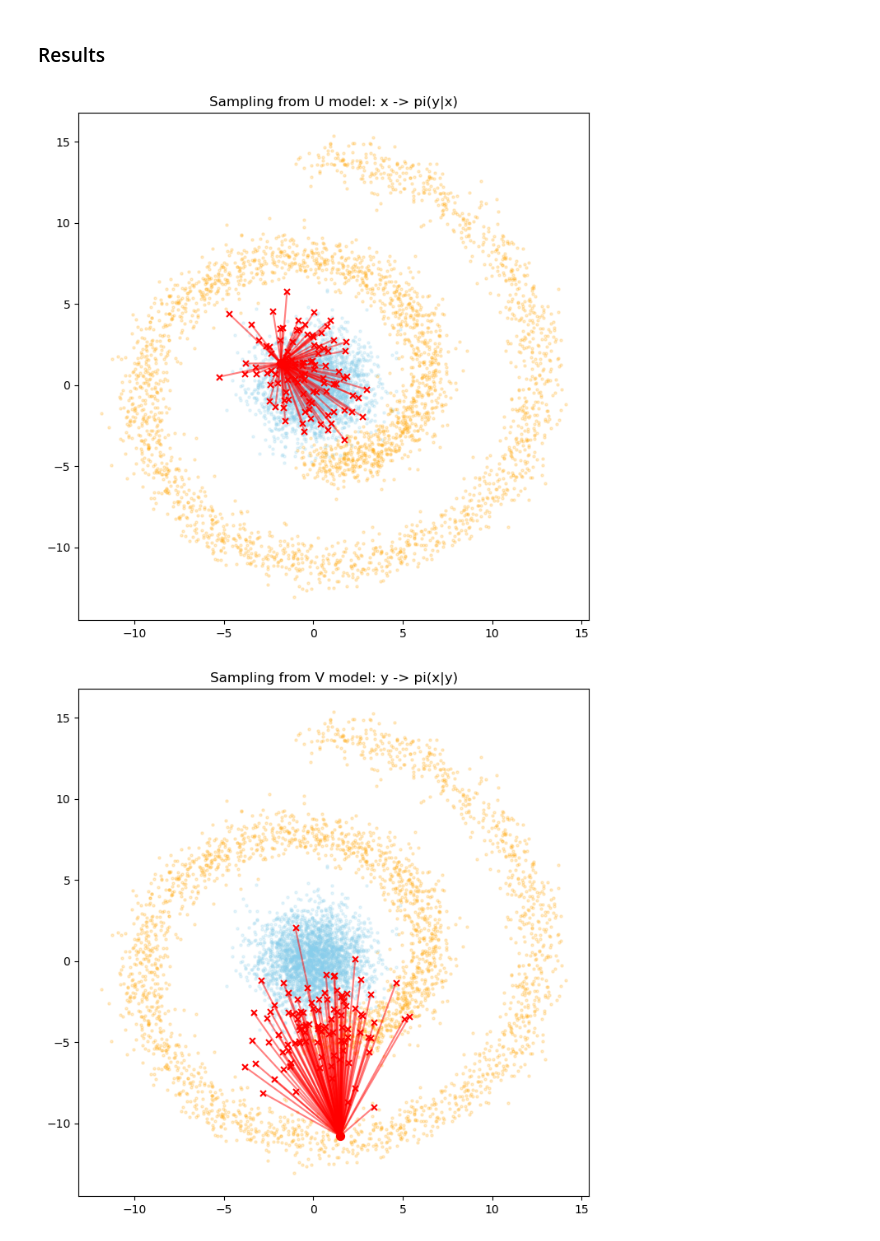
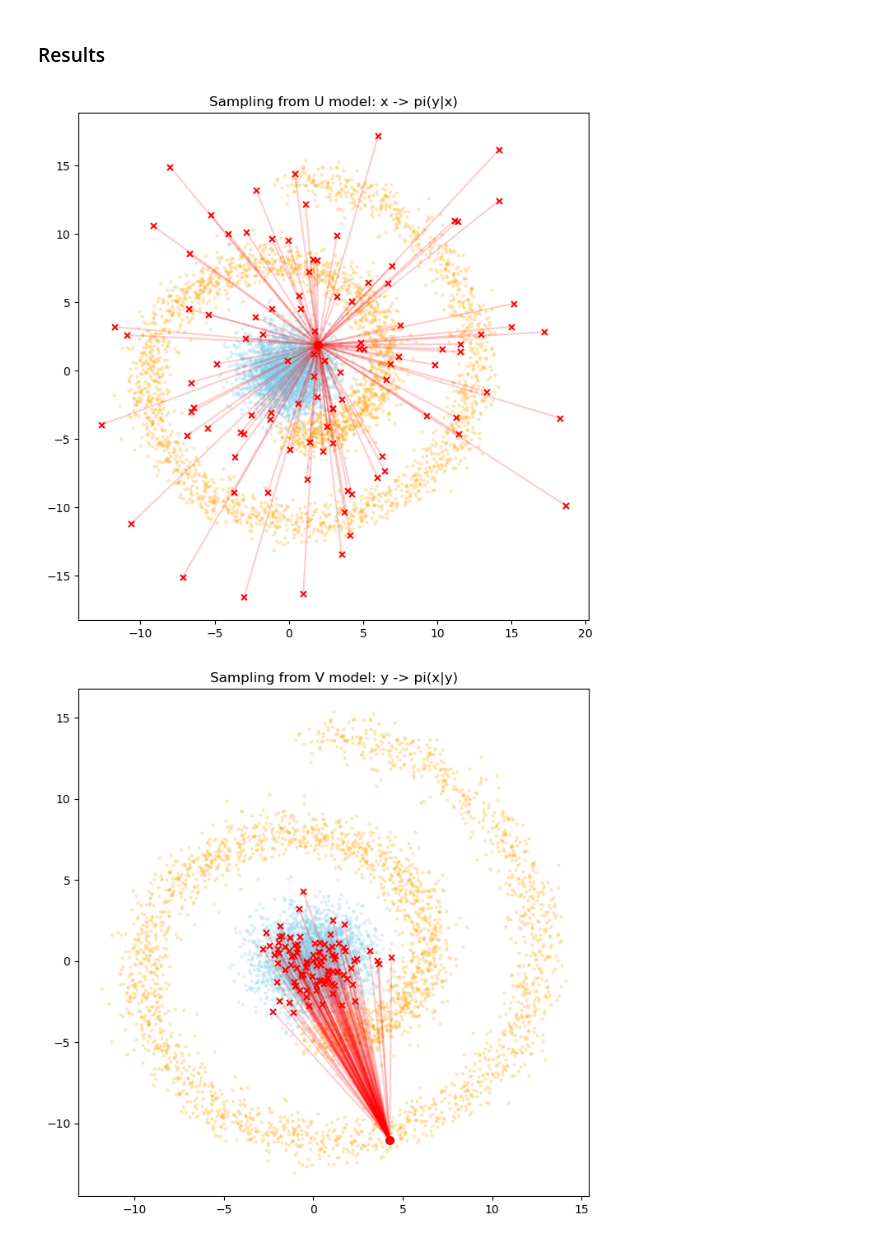
Before and after one commit to shredder67/energy-guided-ot, a Jupyter notebook: Energy_guided_EOT.ipynb, the cells around one changed output. Saved outputs shown, nothing was run; the diff lists cells and outputs as text; code cells hidden in the pictures.

```diff
--- a/Energy_guided_EOT.ipynb
+++ b/Energy_guided_EOT.ipynb
@@ -334,8 +400,6 @@ def train(dataset_x, dataset_y, u_model, v_model, optimizer, num_iters=200, n_sa
     return loss_hist
 # %%
 NUM_ITERS=30
-N_SAMPLES=200
-STEP_SIZE=1e-3
-N_STEPS=100
 LR=1e-3
+HIDDEN_DIM_SIZE=128
 # %%
@@ -354,30 +418,54 @@ plt.show()
 # %% [markdown]
 ### Results
 # %%
-def sample_from_model(model, x_start, n_samples, num_steps, step_size):
+def sample_from_model(model, x_start, n_samples, sampling_params):
     x_start = torch.broadcast_to(x_start, (n_samples, 2))
-    y_sampled = langevin_sampling(model, n_samples, CostWrapper(x_start), num_steps, step_size)
+    if sampling_params == "U":
+        y_sampled = langevin_sampling(
+            model,
+            n_samples,
+            CostWrapper(x_start),
+            num_steps=U_N_STEPS,
+            step_size=U_STEP_SIZE,
+            sigma_0=U_SIGMA_0
+        )
+    elif sampling_params == "V":
+        y_sampled = langevin_sampling(
+            model,
+            n_samples,
+            CostWrapper(x_start),
+            num_steps=V_N_STEPS,
+            step_size=V_STEP_SIZE,
+            sigma_0=V_SIGMA_0
+        )
     return y_sampled
 
 
-def visualize_sampling(model, dataset1, dataset2, samples=100, swap_colors=False, scale_axis=False, title="Sampling from model"):
+def visualize_sampling(model, dataset1, dataset2, samples=100, swap_colors=False, scale_axis=False, title="Sampling from model", sampling_params=None):
     x_start = dataset1.sample(1)
-    y_sampled = sample_from_model(model, x_start, samples, N_STEPS, STEP_SIZE)
+    y_sampled = sample_from_model(model, x_start, samples, sampling_params)
+
+    if SCALED_REGIME:
+        x_start = std_scale_inv(x_start, dataset1.mu, dataset1.std)
+        y_sampled = std_scale_inv(y_sampled, dataset2.mu, dataset2.std)
 
     x_start = x_start.cpu().detach().numpy()
     y_sampled = y_sampled.cpu().detach().numpy()
 
     c1, c2 = ('skyblue', 'orange') if not swap_colors else ('orange', 'skyblue')
 
+    ds1_data = dataset1.data
+    ds2_data = dataset2.data
+
     plt.figure(figsize=(8, 8))
-    plt.scatter(dataset1.data[:, 0].cpu(), dataset1.data[:, 1].cpu(), c=c1, s=5, marker='o', alpha=0.2)
-    plt.scatter(dataset2.data[:, 0].cpu(), dataset2.data[:, 1].cpu(), c=c2, s=5, marker='o', alpha=0.2)
+    plt.scatter(ds1_data[:, 0].cpu(), ds1_data[:, 1].cpu(), c=c1, s=5, marker='o', alpha=0.2)
+    plt.scatter(ds2_data[:, 0].cpu(), ds2_data[:, 1].cpu(), c=c2, s=5, marker='o', alpha=0.2)
 
     plt.scatter(x_start[:, 0], x_start[:, 1], c='red', s=50, marker='o')
     plt.scatter(y_sampled[:, 0], y_sampled[:, 1], c='red', s=25, marker='x')
 
     for i in range(len(y_sampled)):
-        plt.plot([x_start[0, 0], y_sampled[i, 0]], [x_start[0, 1], y_sampled[i, 1]], c='red', alpha=0.5)
+        plt.plot([x_start[0, 0], y_sampled[i, 0]], [x_start[0, 1], y_sampled[i, 1]], c='red', alpha=0.2)
 
     if scale_axis:
         # scale plt around sampled points
@@ -392,10 +480,10 @@ def visualize_sampling(model, dataset1, dataset2, samples=100, swap_colors=False
     plt.title(title)
     plt.show()
 # %%
-visualize_sampling(u_model, dataset_x, dataset_y, title="Sampling from U model: x -> pi(y|x)")
+visualize_sampling(u_model, dataset_x, dataset_y, title="Sampling from U model: x -> pi(y|x)", sampling_params="U")
 # %% [output]
-[figure, old version]
+[figure, new version]
 # %%
-visualize_sampling(v_model, dataset_y, dataset_x, swap_colors=True, title="Sampling from V model: y -> pi(x|y)")
+visualize_sampling(v_model, dataset_y, dataset_x, swap_colors=True, sampling_params="V", title="Sampling from V model: y -> pi(x|y)")
 # %% [output]
-[figure, old version]
+[figure, new version]
```
Also changed, not shown: parts of 8 cells of this notebook.
